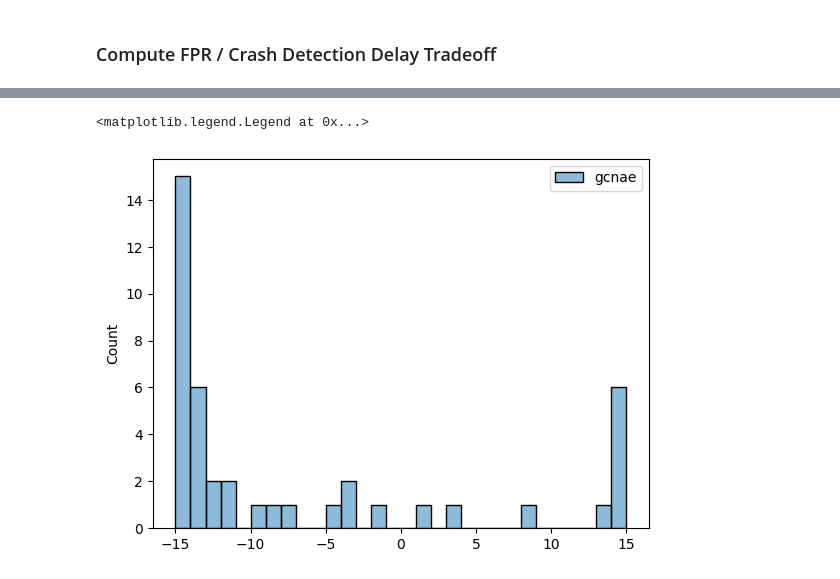
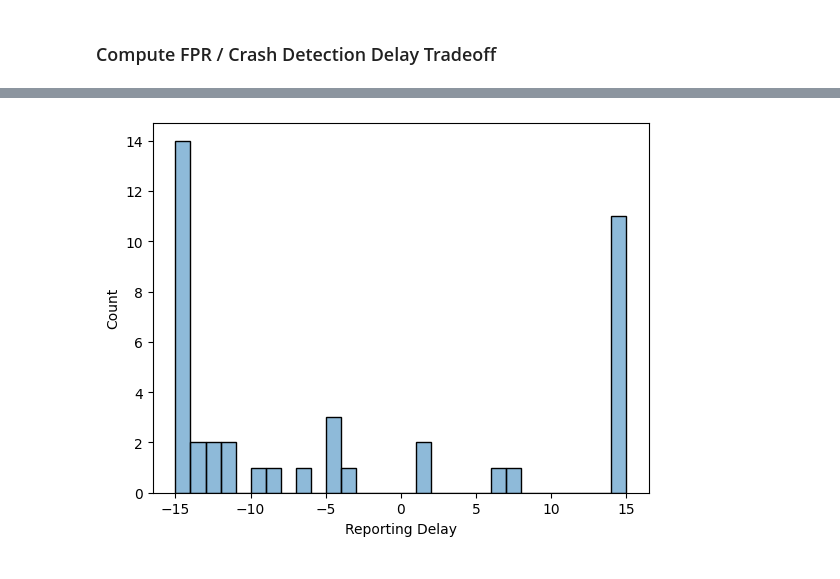
Before and after one commit to noahschulhof/stat461, a Jupyter notebook: code/TrainGCN.ipynb, the cells around one changed output, grey strips where cells are left out. Saved outputs shown, nothing was run; the diff lists cells and outputs as text; code cells hidden in the pictures.

```diff
--- a/code/TrainGCN.ipynb
+++ b/code/TrainGCN.ipynb
@@ -60,11 +79,11 @@ optimal_hyperparams
 # %%
-mse_weights = [0.2, 0.6, 0.2] # weights for loss function (occupancy, speed, volume)
+mse_weights = [0.1, 0.8, 0.1] # weights for loss function (occupancy, speed, volume)
 # %%
 training_params = TrainingParameters(
-    learning_rate=optimal_hyperparams['learning_rate'] * 2,
-    timesteps=0,
+    learning_rate=optimal_hyperparams['learning_rate'],
+    timesteps=optimal_hyperparams['timesteps'],
     batch_size=1,
-    n_epochs=5
+    n_epochs=optimal_hyperparams['epochs']
 )
 # %%
 import os
@@ -86,10 +105,11 @@ train_sequence, kept_train_indices = sequence_gcnae(train_data, training_params.
 # %%
 hyperparams = GraphAEParameters(
     num_features=3,
-    latent_dim=64,
-    gcn_hidden_dim=64,
-    dropout=0.3,
-    num_gcn=6
+    latent_dim=optimal_hyperparams['latent_dim'],
+    gcn_hidden_dim=optimal_hyperparams['gcn_hidden_dim'],
+    dropout=optimal_hyperparams['dropout'],
+    num_gcn=optimal_hyperparams['num_gcn'],
+    mask_prob=optimal_hyperparams['mask_prob']
 )
 # %%
 ae = GraphAE(hyperparams)
@@ -104,7 +124,7 @@ using_pretrained = False
 
 if not using_pretrained:
     ae, losses = train_gcnae(gcnaeparams=hyperparams, trainingparams=training_params, training_data=train_sequence, mse_weights=mse_weights, verbose=True)
-    save_model(ae, 'gcn')
+    save_model(ae, 'gcn_newest')
 else:
     ae = load_model(GraphAE, hyperparams, 'gcn')
 # %% [output]
@@ -266,13 +283,15 @@ delay, found = crash_detection_delay(full_anomaly_pred, crash_reported)
 # %%
 import seaborn as sns
 
 delay = delay + [30] * (len(found) - np.count_nonzero(found))
 
 sns.histplot(np.array(delay)/2, binwidth=1, alpha=0.5, label='gcnae')
-plt.legend()
+
+plt.xlabel('Reporting Delay')
+
+plt.show()
 # %% [output]
-<matplotlib.legend.Legend at 0x...>
-[figure, old version]
+[figure, new version]
 # %%
 np.save('./saved_results/gcnae10delays.npy', np.array(delay)/2)
 # %%
```
Also changed, not shown: parts of 31 cells of this notebook.
